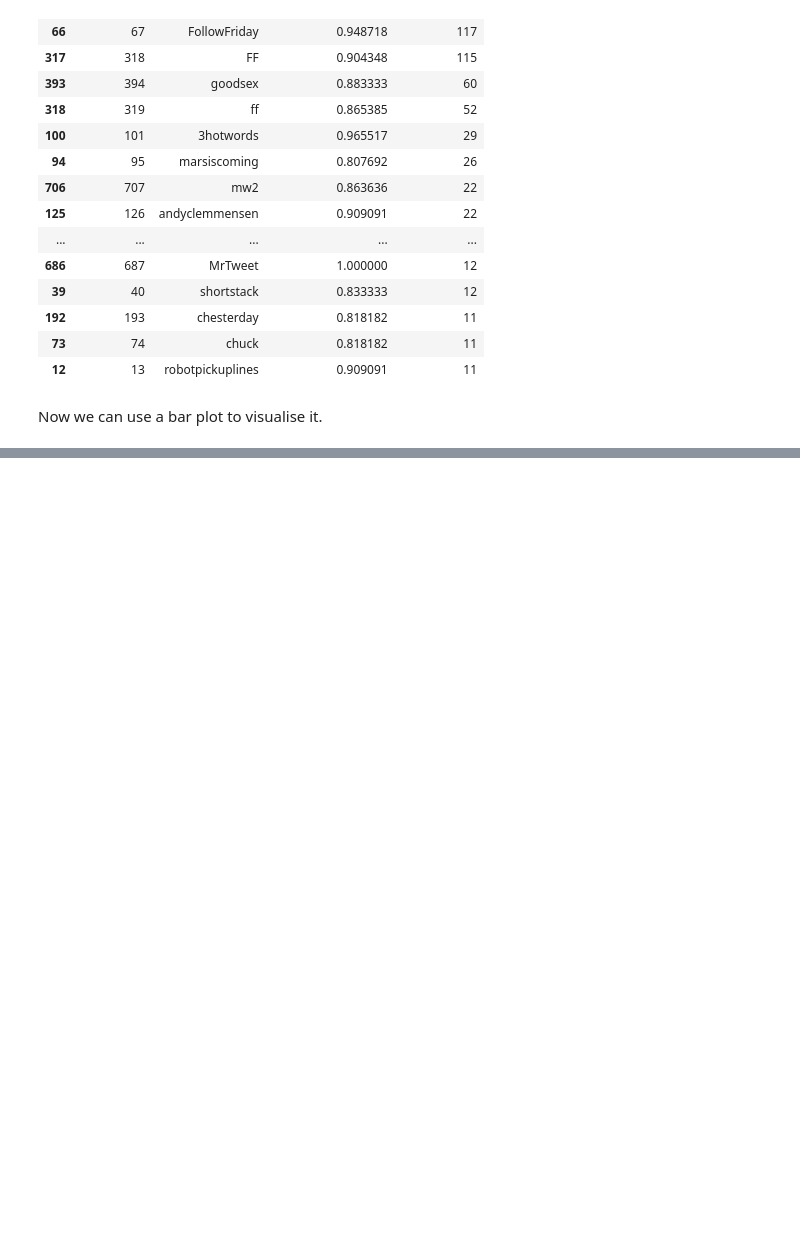
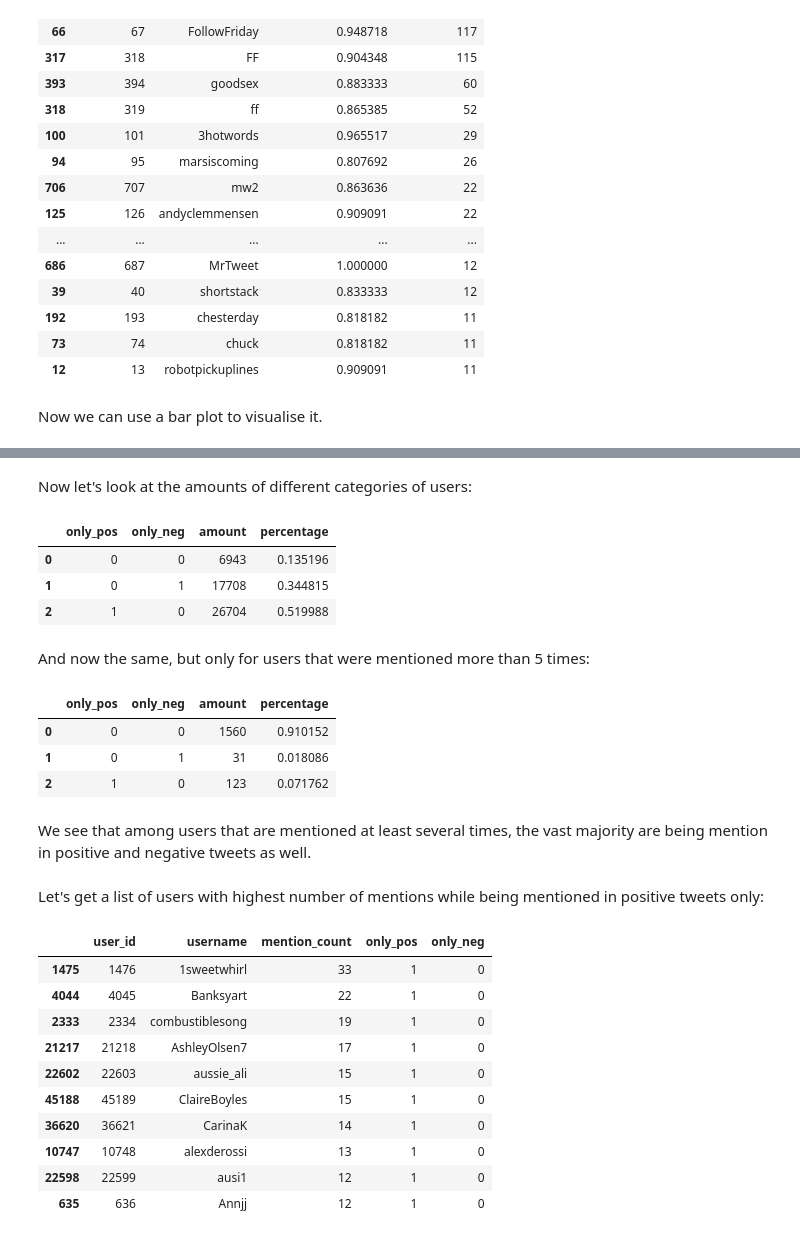
Before and after one commit to gbulg/Data-analysis-class, a Jupyter notebook: HW2/hw2.ipynb, the cells around one changed output, grey strips where cells are left out. Saved outputs shown, nothing was run; the diff lists cells and outputs as text; code cells hidden in the pictures; blank space fills up the shorter version.

```diff
--- a/HW2/hw2.ipynb
+++ b/HW2/hw2.ipynb
@@ -248,0 +306,44 @@ fig.show()
+# %% [markdown]
+Now let's look at the amounts of different categories of users:
+# %%
+amounts_of_users = users_df[['only_pos', 'only_neg', 'username']].groupby(['only_pos', 'only_neg'], as_index=False).count()
+amounts_of_users.columns = ['only_pos', 'only_neg', 'amount']
+amounts_of_users['percentage'] = amounts_of_users['amount'] / users_df.shape[0]
+
+amounts_of_users
+# %% [output]
+|  | only_pos | only_neg | amount | percentage |
+| 0 | 0 | 0 | 6943 | 0.135196 |
+| 1 | 0 | 1 | 17708 | 0.344815 |
+| 2 | 1 | 0 | 26704 | 0.519988 |
+# %% [markdown]
+And now the same, but only for users that were mentioned more than 5 times:
+# %%
+amounts_of_users = users_df[users_df.mention_count > 5][['only_pos', 'only_neg', 'username']].groupby(['only_pos', 'only_neg'], as_index=False).count()
+amounts_of_users.columns = ['only_pos', 'only_neg', 'amount']
+amounts_of_users['percentage'] = amounts_of_users['amount'] / users_df[users_df.mention_count > 5].shape[0]
+
+amounts_of_users
+# %% [output]
+|  | only_pos | only_neg | amount | percentage |
+| 0 | 0 | 0 | 1560 | 0.910152 |
+| 1 | 0 | 1 | 31 | 0.018086 |
+| 2 | 1 | 0 | 123 | 0.071762 |
+# %% [markdown]
+We see that among users that are mentioned at least several times, the vast majority are being mention in positive and negative tweets as well.
+# %% [markdown]
+Let's get a list of users with highest number of mentions while being mentioned in positive tweets only:
+# %%
+users_df[users_df.only_pos == 1].sort_values(by='mention_count', ascending=False).head(10)
+# %% [output]
+|  | user_id | username | mention_count | only_pos | only_neg |
+| 1475 | 1476 | 1sweetwhirl | 33 | 1 | 0 |
+| 4044 | 4045 | Banksyart | 22 | 1 | 0 |
+| 2333 | 2334 | combustiblesong | 19 | 1 | 0 |
+| 21217 | 21218 | AshleyOlsen7 | 17 | 1 | 0 |
+| 22602 | 22603 | aussie_ali | 15 | 1 | 0 |
+| 45188 | 45189 | ClaireBoyles | 15 | 1 | 0 |
+| 36620 | 36621 | CarinaK | 14 | 1 | 0 |
+| 10747 | 10748 | alexderossi | 13 | 1 | 0 |
+| 22598 | 22599 | ausi1 | 12 | 1 | 0 |
+| 635 | 636 | Annjj | 12 | 1 | 0 |
```
Also changed, not shown: parts of 6 cells of this notebook.
